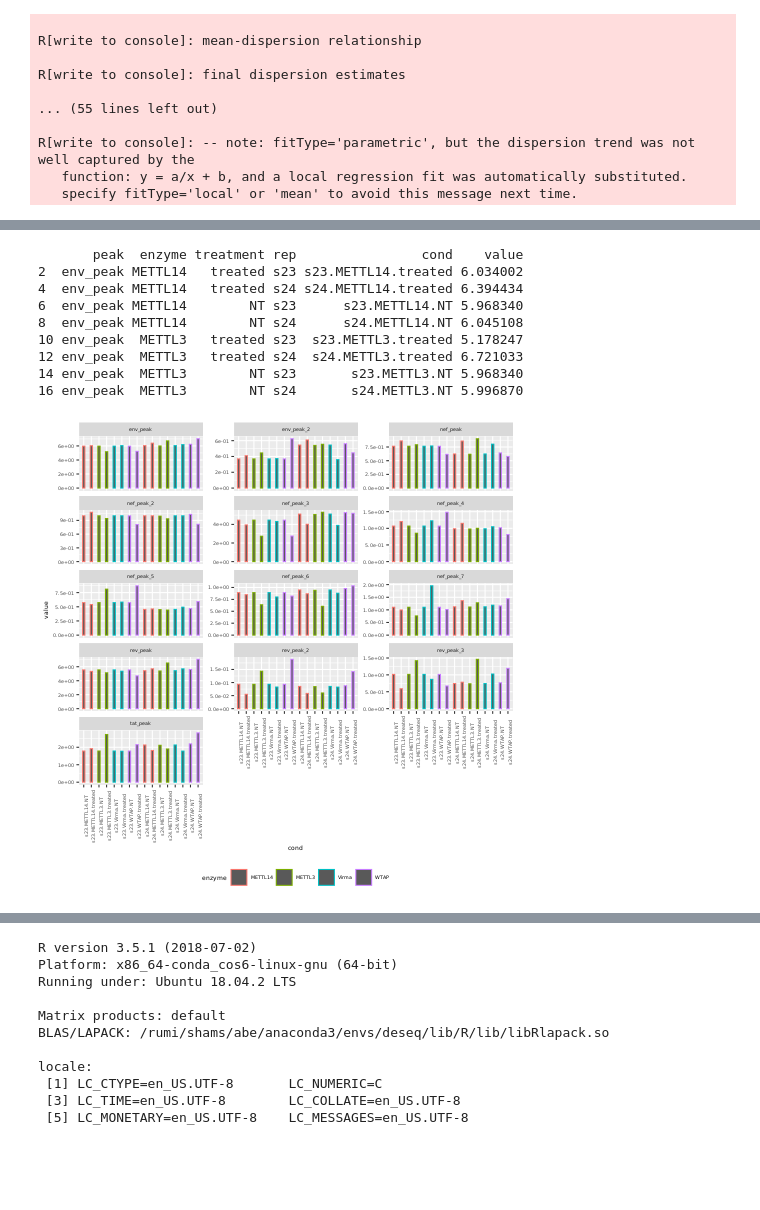
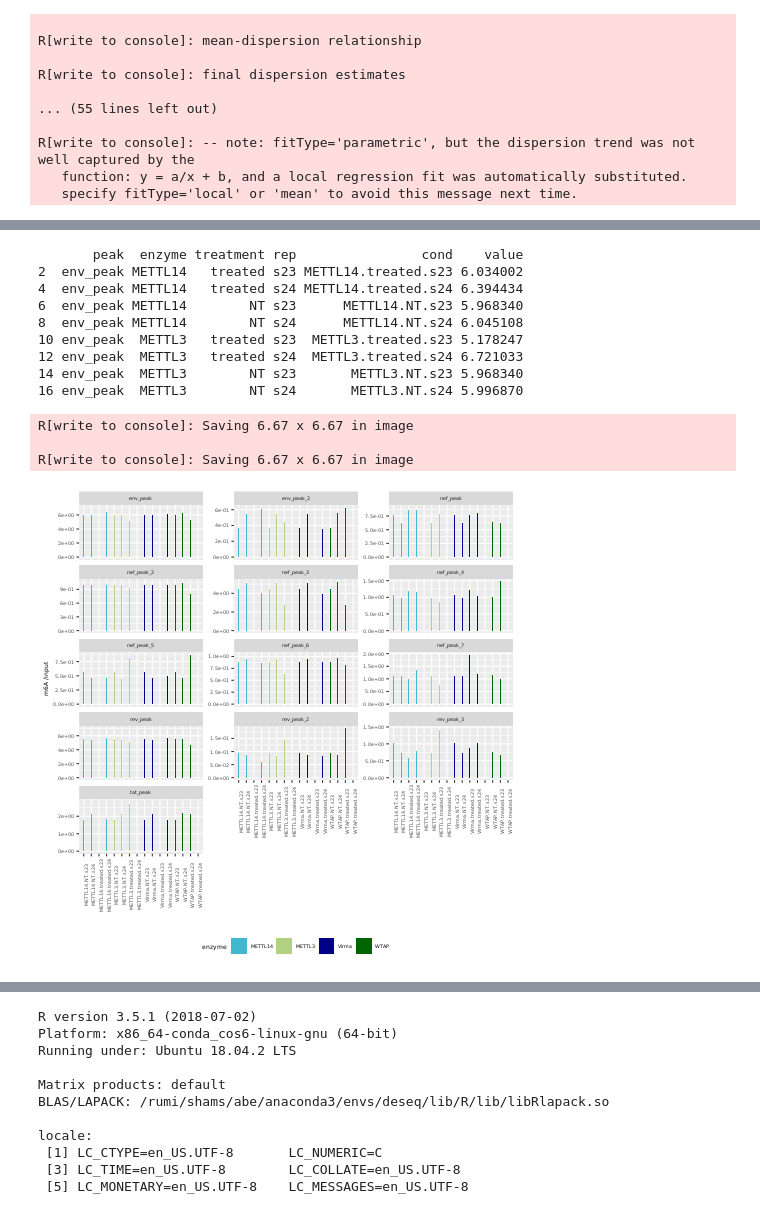
Before and after one commit to goodarzilab/Abe, a Jupyter notebook: People/Judd/HIV_notebook.ipynb, the cells around one changed output, grey strips where cells are left out. Cells and saved outputs as stored; diff of their text form; code cells hidden in the pictures; blank space fills up the shorter version.

```diff
--- a/People/Judd/HIV_notebook.ipynb
+++ b/People/Judd/HIV_notebook.ipynb
@@ -571,36 +574,47 @@ treatments <- rep(c(rep('treated',4),rep('NT',4)), num_peaks)
 
 data0 = data.frame(
     value=abs(values), peak=peaks, enzyme=enzymes, treatment=treatments,
-    rep=reps, ip= ips, cond=paste(reps, enzymes,treatments,sep='.'))
+    rep=reps, ip= ips, cond=paste(enzymes,treatments,reps, sep='.'))
 
 input_val= data0$value [1:(dim(data0)[1]/2)*2-1]
 m6A_val  = data0$value [1:(dim(data0)[1]/2)*2  ]
+data.input = data0[1:(dim(data0)[1]/2)*2-1, c(2:5,7)]
+data.m6A   = data0[1:(dim(data0)[1]/2)*2, c(2:5,7)]
 
 data = data0[1:(dim(data0)[1]/2)*2, c(2:5,7)]
-data$value = m6A_val / input_val
+data$value = m6A_val/input_val
 
 head(data, n = 8)
 # %% [output]
        peak  enzyme treatment rep                cond    value
-2  env_peak METTL14   treated s23 s23.METTL14.treated 6.034002
-4  env_peak METTL14   treated s24 s24.METTL14.treated 6.394434
-6  env_peak METTL14        NT s23      s23.METTL14.NT 5.968340
-8  env_peak METTL14        NT s24      s24.METTL14.NT 6.045108
-10 env_peak  METTL3   treated s23  s23.METTL3.treated 5.178247
-12 env_peak  METTL3   treated s24  s24.METTL3.treated 6.721033
-14 env_peak  METTL3        NT s23       s23.METTL3.NT 5.968340
-16 env_peak  METTL3        NT s24       s24.METTL3.NT 5.996870
+2  env_peak METTL14   treated s23 METTL14.treated.s23 6.034002
+4  env_peak METTL14   treated s24 METTL14.treated.s24 6.394434
+6  env_peak METTL14        NT s23      METTL14.NT.s23 5.968340
+8  env_peak METTL14        NT s24      METTL14.NT.s24 6.045108
+10 env_peak  METTL3   treated s23  METTL3.treated.s23 5.178247
+12 env_peak  METTL3   treated s24  METTL3.treated.s24 6.721033
+14 env_peak  METTL3        NT s23       METTL3.NT.s23 5.968340
+16 env_peak  METTL3        NT s24       METTL3.NT.s24 5.996870
 # %%
 %%R
-fill <- c("#40b8d0", "#b2d183")
+fill <- c("#40b8d0", "#b2d183", 'darkblue','darkgreen')
 
-ggplot (data, aes(y=value, x=cond)) +
-    geom_bar (aes(y=value, x=cond, colour=enzyme), width=0.3, position="dodge", stat="identity") +
+b <- ggplot (data, aes(y=value, x=cond)) +
+    geom_bar (aes(y=value, x=cond, fill=enzyme), width=0.1, position="dodge", stat="identity") +
     facet_wrap (~peak, scales = "free_y", ncol=3) +
     theme (text=element_text(size=6), axis.text.x=element_text(angle=90), legend.position="bottom") +
-    scale_y_continuous (labels=scientific) # +
-    # scale_fill_manual(values=fill)
+    scale_y_continuous (labels=scientific) +
+    xlab("") +
+    ylab("m6A /input") +
+    scale_fill_manual(values=fill)
+
+ggsave("plots/hiv.peak_Barplot.png", plot = b, device = 'png', dpi = 300)
+ggsave("plots/hiv.peak_Barplot.pdf", plot = b, device = 'pdf', dpi = 300)
+b
 # %% [output]
+R[write to console]: Saving 6.67 x 6.67 in image
+
+R[write to console]: Saving 6.67 x 6.67 in image
-[figure, old version]
+[figure, new version]
 # %%
 %%R
```
Also changed, not shown: parts of 2 cells of this notebook, 4 other files.
